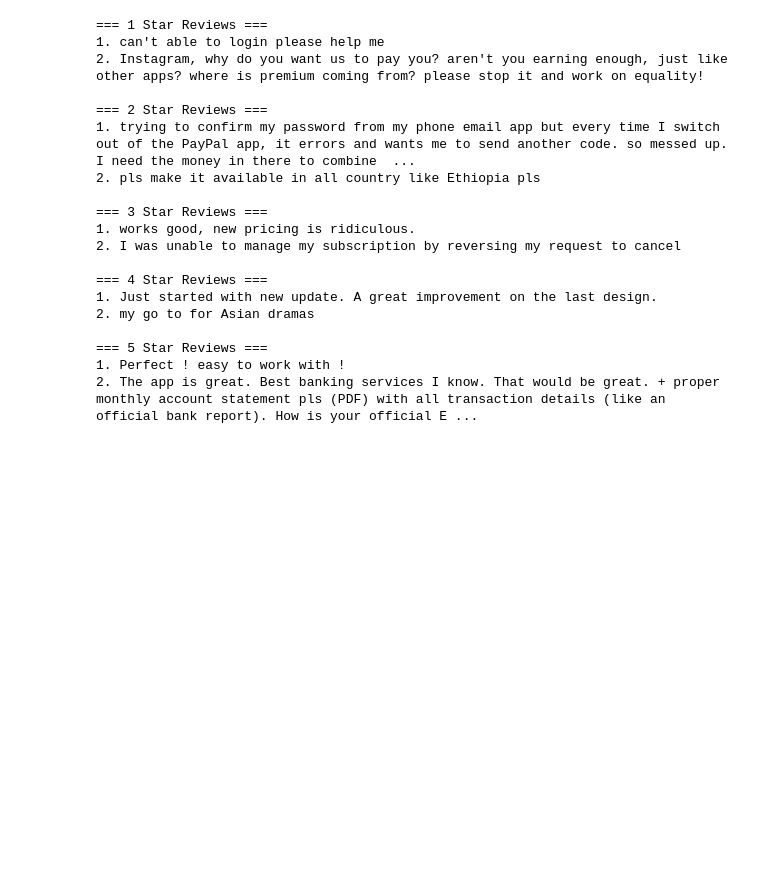
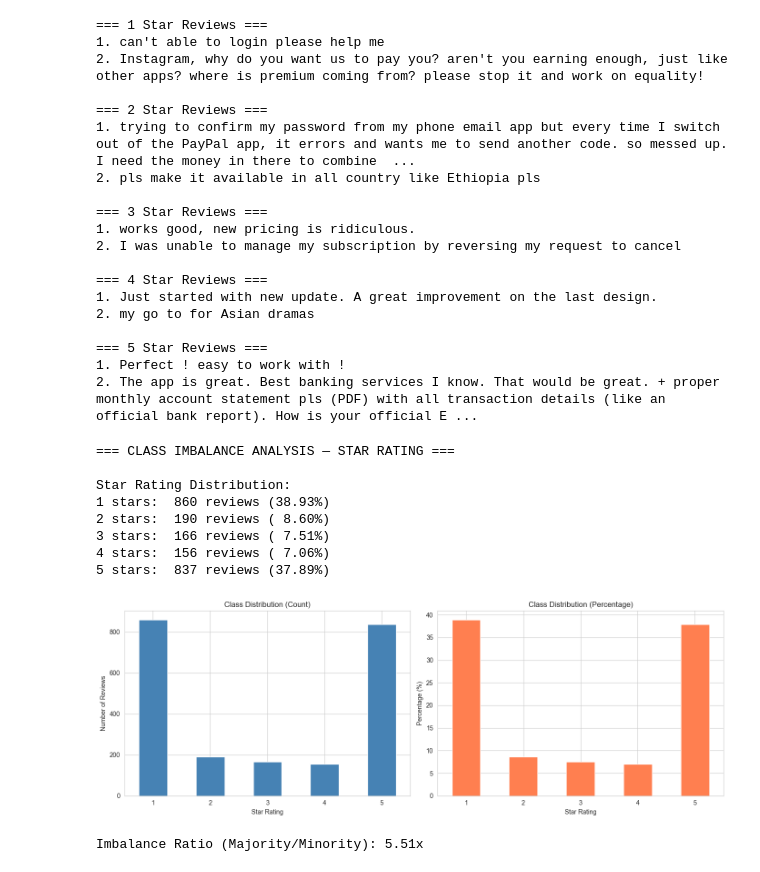
Before and after one commit to rohit913/mobile_app_review_classifier, a Jupyter notebook: Note book/02_eda.ipynb, the cells around one changed output. Cells and saved outputs as stored; diff of their text form; code cells hidden in the pictures; blank space fills up the shorter version.

```diff
--- a/Note book/02_eda.ipynb
+++ b/Note book/02_eda.ipynb
@@ -154,3 +156,48 @@ for rating in [1, 2, 3, 4, 5]:
 === 5 Star Reviews ===
 1. Perfect ! easy to work with !
 2. The app is great. Best banking services I know. That would be great. + proper monthly account statement pls (PDF) with all transaction details (like an official bank report). How is your official E ...
+# %%
+print('=== CLASS IMBALANCE ANALYSIS — STAR RATING ===\n')
+
+rating_counts = df['star_rating'].value_counts().sort_index()
+rating_percentages = df['star_rating'].value_counts(normalize=True).sort_index() * 100
+
+print('Star Rating Distribution:')
+for rating in sorted(df['star_rating'].unique()):
+    count = rating_counts[rating]
+    pct = rating_percentages[rating]
+    print(f'{rating} stars: {count:4d} reviews ({pct:5.2f}%)')
+
+fig, axes = plt.subplots(1, 2, figsize=(14, 5))
+
+rating_counts.plot(kind='bar', ax=axes[0], color='steelblue', edgecolor='white')
+axes[0].set_title('Class Distribution (Count)')
+axes[0].set_xlabel('Star Rating')
+axes[0].set_ylabel('Number of Reviews')
+axes[0].set_xticklabels([f'{int(x)}' for x in rating_counts.index], rotation=0)
+
+rating_percentages.plot(kind='bar', ax=axes[1], color='coral', edgecolor='white')
+axes[1].set_title('Class Distribution (Percentage)')
+axes[1].set_xlabel('Star Rating')
+axes[1].set_ylabel('Percentage (%)')
+axes[1].set_xticklabels([f'{int(x)}' for x in rating_percentages.index], rotation=0)
+
+plt.tight_layout()
+plt.savefig('../reports/class_imbalance_analysis.png', dpi=150, bbox_inches='tight')
+plt.show()
+
+majority_class = rating_counts.max()
+minority_class = rating_counts.min()
+imbalance_ratio = majority_class / minority_class
+print(f'\nImbalance Ratio (Majority/Minority): {imbalance_ratio:.2f}x')
+# %% [output]
+=== CLASS IMBALANCE ANALYSIS — STAR RATING ===
+
+Star Rating Distribution:
+1 stars:  860 reviews (38.93%)
+2 stars:  190 reviews ( 8.60%)
+3 stars:  166 reviews ( 7.51%)
+4 stars:  156 reviews ( 7.06%)
+5 stars:  837 reviews (37.89%)
+[figure, added]
+Imbalance Ratio (Majority/Minority): 5.51x
```
Also changed, not shown: parts of 10 cells of this notebook, 8 other files.
